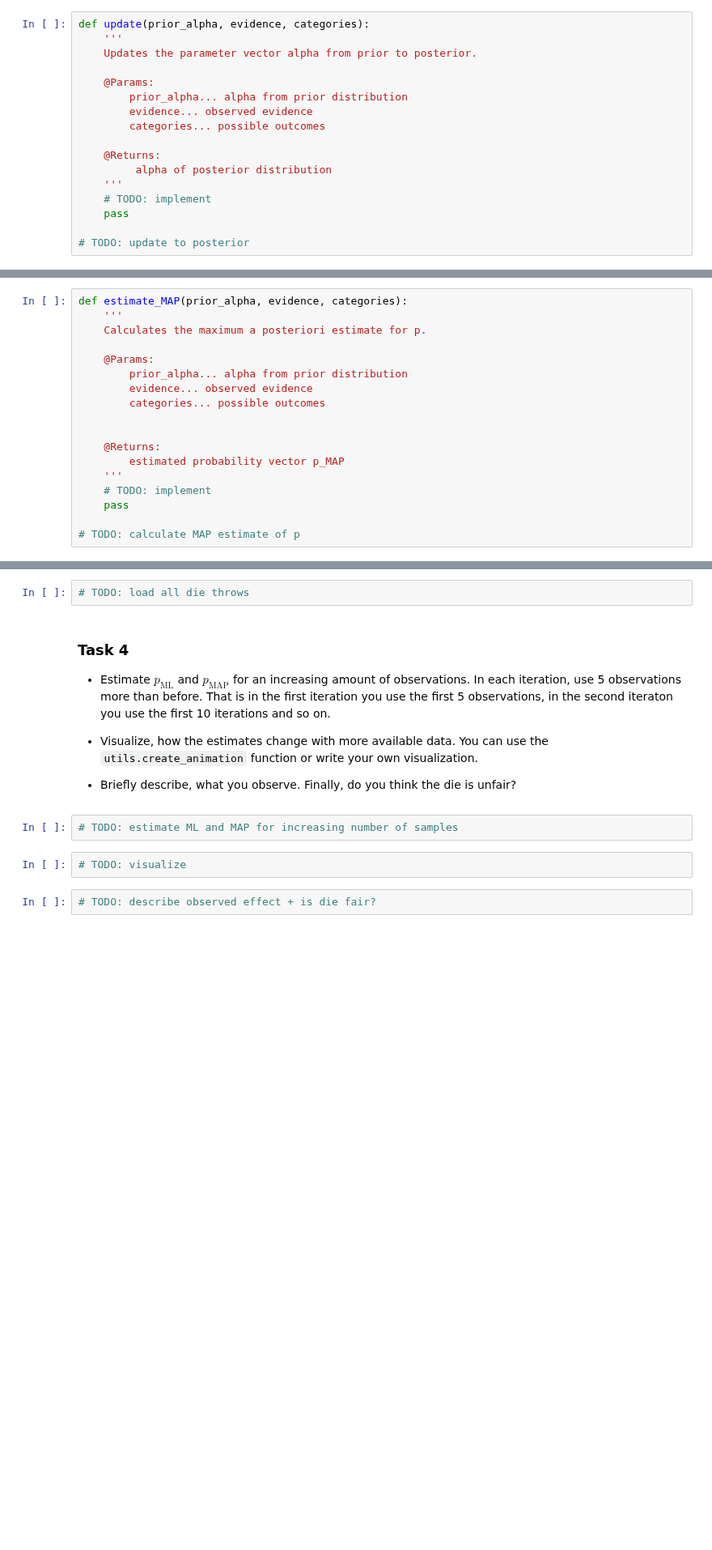
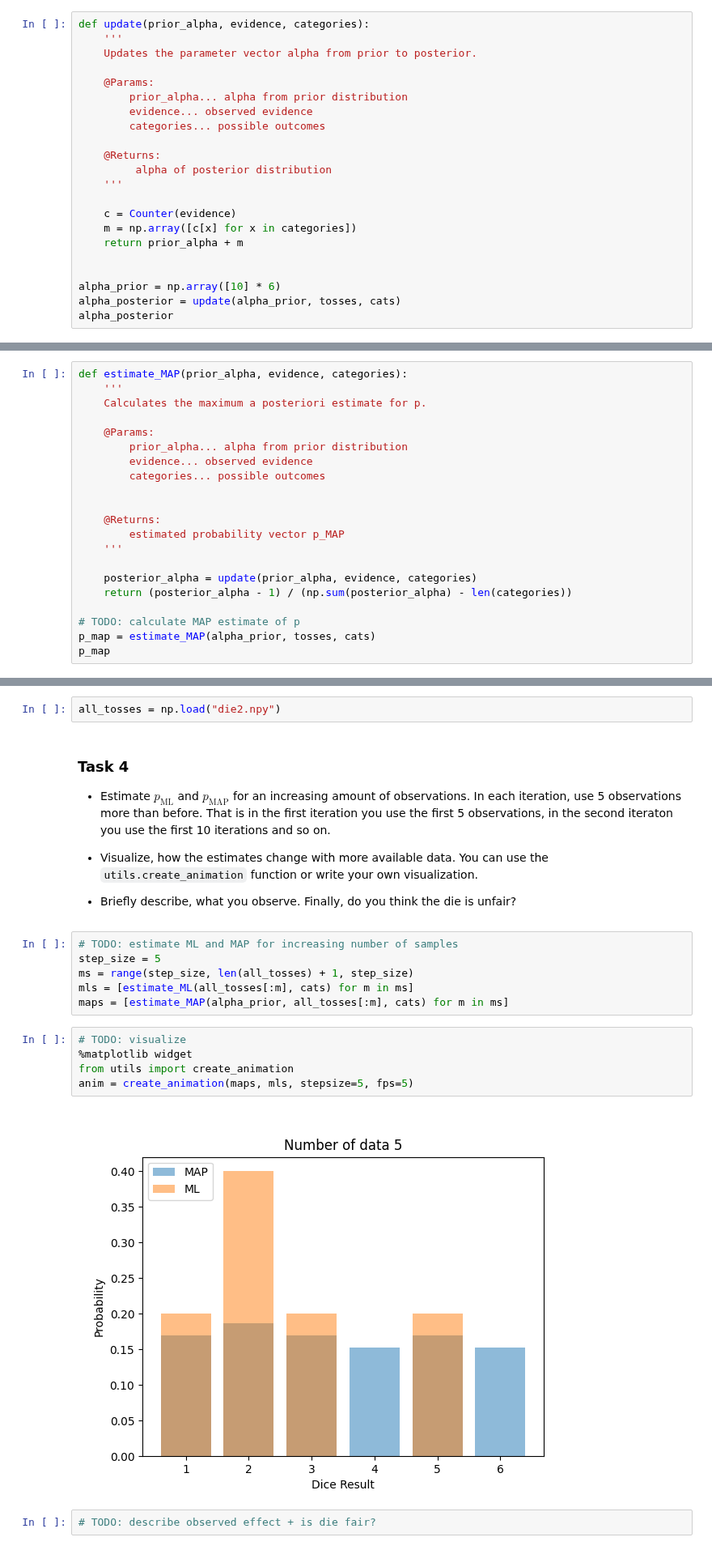
Before and after one commit to eichelb4rt/GM-LAB, a Jupyter notebook: exercise02/exercise2.ipynb, the cells around one changed output, grey strips where cells are left out. Shown at 81% size. Saved outputs shown, nothing was run; the diff lists cells and outputs as text; blank space fills up the shorter version.

```diff
--- a/exercise02/exercise2.ipynb
+++ b/exercise02/exercise2.ipynb
@@ -119,7 +128,12 @@ def update(prior_alpha, evidence, categories):
     @Returns:
          alpha of posterior distribution
     '''
-    # TODO: implement
-    pass
 
-# TODO: update to posterior
+    c = Counter(evidence)
+    m = np.array([c[x] for x in categories])
+    return prior_alpha + m
+
+
+alpha_prior = np.array([10] * 6)
+alpha_posterior = update(alpha_prior, tosses, cats)
+alpha_posterior
@@ -148,7 +164,10 @@ def estimate_MAP(prior_alpha, evidence, categories):
     @Returns:
         estimated probability vector p_MAP
     '''
-    # TODO: implement
-    pass
+
+    posterior_alpha = update(prior_alpha, evidence, categories)
+    return (posterior_alpha - 1) / (np.sum(posterior_alpha) - len(categories))
 
 # TODO: calculate MAP estimate of p
+p_map = estimate_MAP(alpha_prior, tosses, cats)
+p_map
@@ -160,7 +182,7 @@ This is due to the small number of 20 tosses that we observed so far.
 
 Load all 200 observations stored in `die2.npy`.
 # %%
-# TODO: load all die throws
+all_tosses = np.load("die2.npy")
 # %% [markdown]
 ### Task 4
 
@@ -173,7 +195,16 @@ You can use the `utils.create_animation` function or write your own visualizatio
 - Briefly describe, what you observe. Finally, do you think the die is unfair?
 # %%
 # TODO: estimate ML and MAP for increasing number of samples
+step_size = 5
+ms = range(step_size, len(all_tosses) + 1, step_size)
+mls = [estimate_ML(all_tosses[:m], cats) for m in ms]
+maps = [estimate_MAP(alpha_prior, all_tosses[:m], cats) for m in ms]
 # %%
 # TODO: visualize
+%matplotlib widget
+from utils import create_animation
+anim = create_animation(maps, mls, stepsize=5, fps=5)
+# %% [output]
+[figure, added]
 # %%
 # TODO: describe observed effect + is die fair?
```
Also changed, not shown: parts of 5 cells of this notebook, 1 other file.
